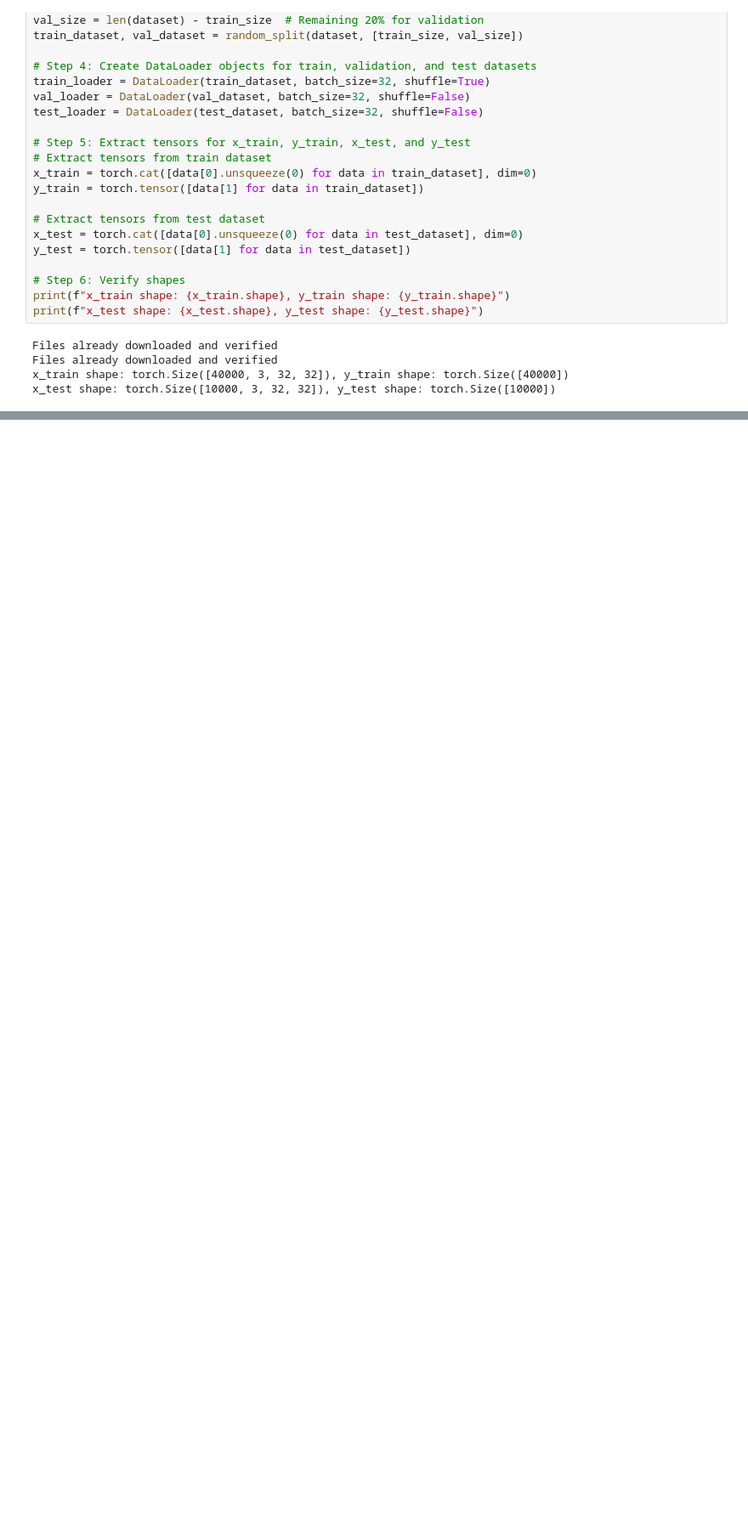
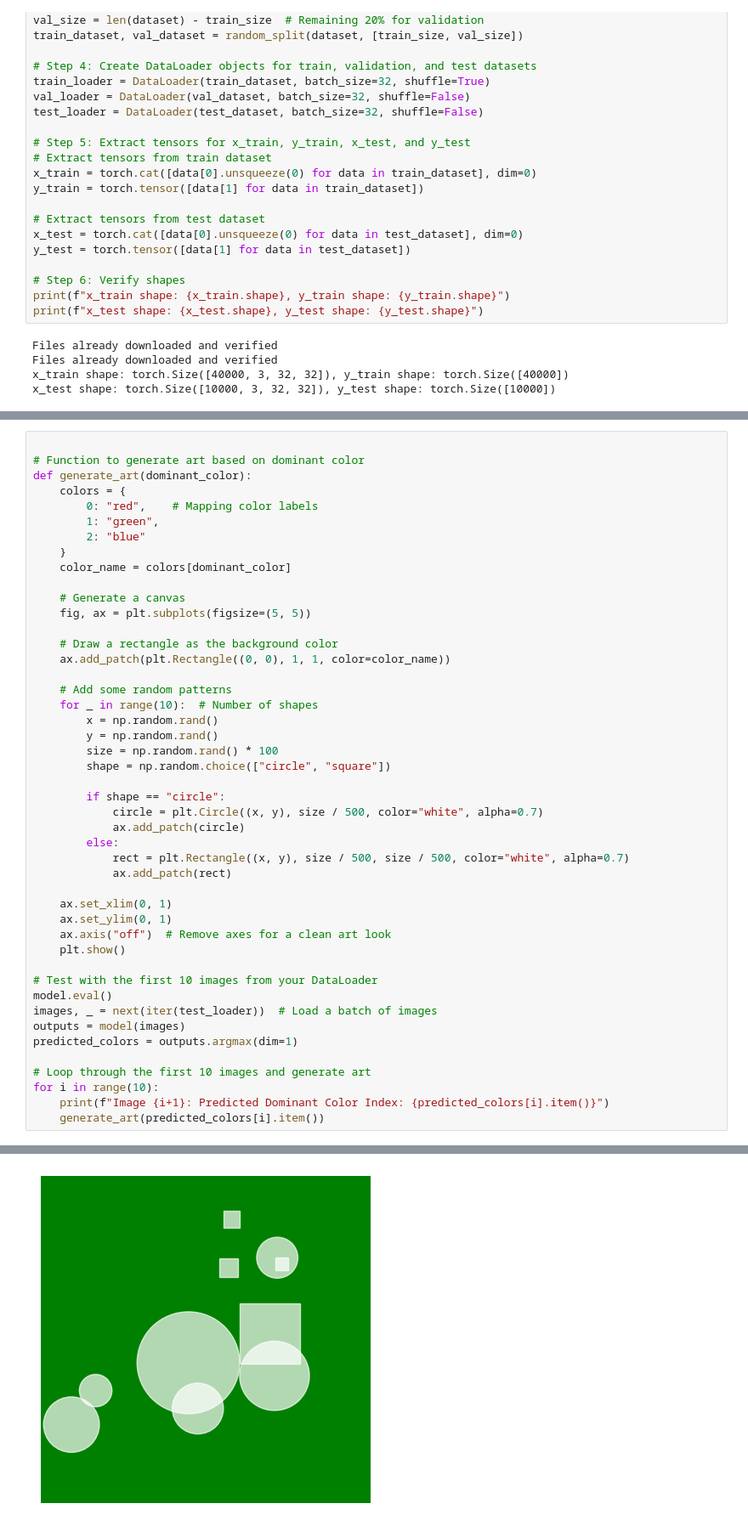
Before and after one commit to DM-GY-9103-intro-to-ML-nyu/ML-Final-Collab-, a Jupyter notebook: cifar.ipynb, the cells around one changed output, grey strips where cells are left out. Shown at 85% size. Drawn from its saved outputs; the diff is of its cells as text; blank space fills up the shorter version.

```diff
--- a/cifar.ipynb
+++ b/cifar.ipynb
@@ -489,0 +529,47 @@ ValueError: The number of FixedLocator locations (10), usually from a call to se
+# %%
+
+# Function to generate art based on dominant color
+def generate_art(dominant_color):
+    colors = {
+        0: "red",    # Mapping color labels
+        1: "green",
+        2: "blue"
+    }
+    color_name = colors[dominant_color]
+
+    # Generate a canvas
+    fig, ax = plt.subplots(figsize=(5, 5))
+
+    # Draw a rectangle as the background color
+    ax.add_patch(plt.Rectangle((0, 0), 1, 1, color=color_name))
+
+    # Add some random patterns
+    for _ in range(10):  # Number of shapes
+        x = np.random.rand()
+        y = np.random.rand()
+        size = np.random.rand() * 100
+        shape = np.random.choice(["circle", "square"])
+
+        if shape == "circle":
+            circle = plt.Circle((x, y), size / 500, color="white", alpha=0.7)
+            ax.add_patch(circle)
+        else:
+            rect = plt.Rectangle((x, y), size / 500, size / 500, color="white", alpha=0.7)
+            ax.add_patch(rect)
+
+    ax.set_xlim(0, 1)
+    ax.set_ylim(0, 1)
+    ax.axis("off")  # Remove axes for a clean art look
+    plt.show()
+
+# Test with the first 10 images from your DataLoader
+model.eval()
+images, _ = next(iter(test_loader))  # Load a batch of images
+outputs = model(images)
+predicted_colors = outputs.argmax(dim=1)
+
+# Loop through the first 10 images and generate art
+for i in range(10):
+    print(f"Image {i+1}: Predicted Dominant Color Index: {predicted_colors[i].item()}")
+    generate_art(predicted_colors[i].item())
+# %% [output]
@@ -489,0 +577 @@ ValueError: The number of FixedLocator locations (10), usually from a call to se
+[figure, added]
```
Also changed, not shown: parts of 22 cells of this notebook.
